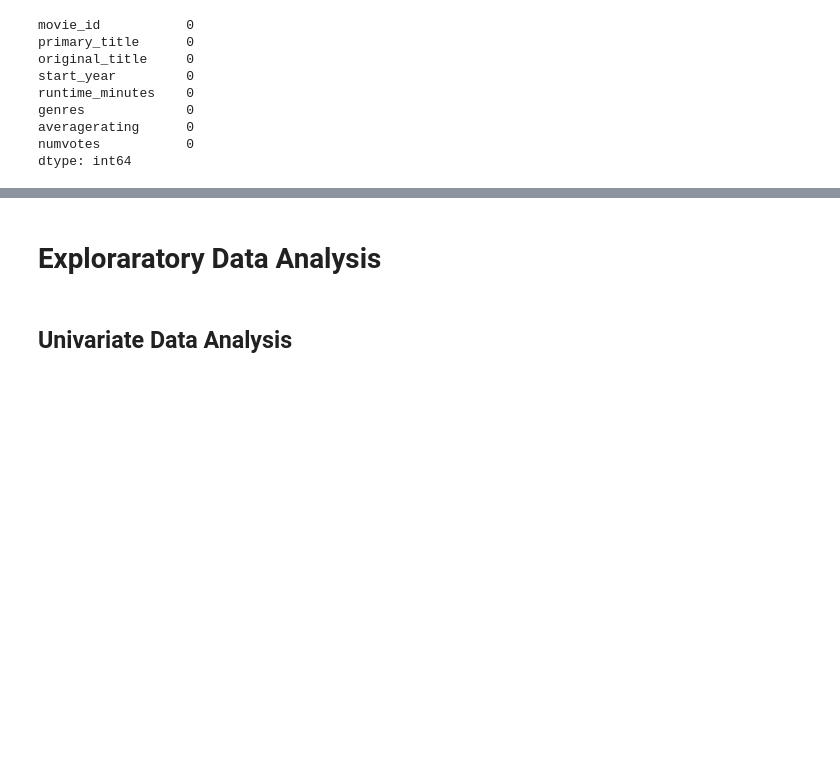
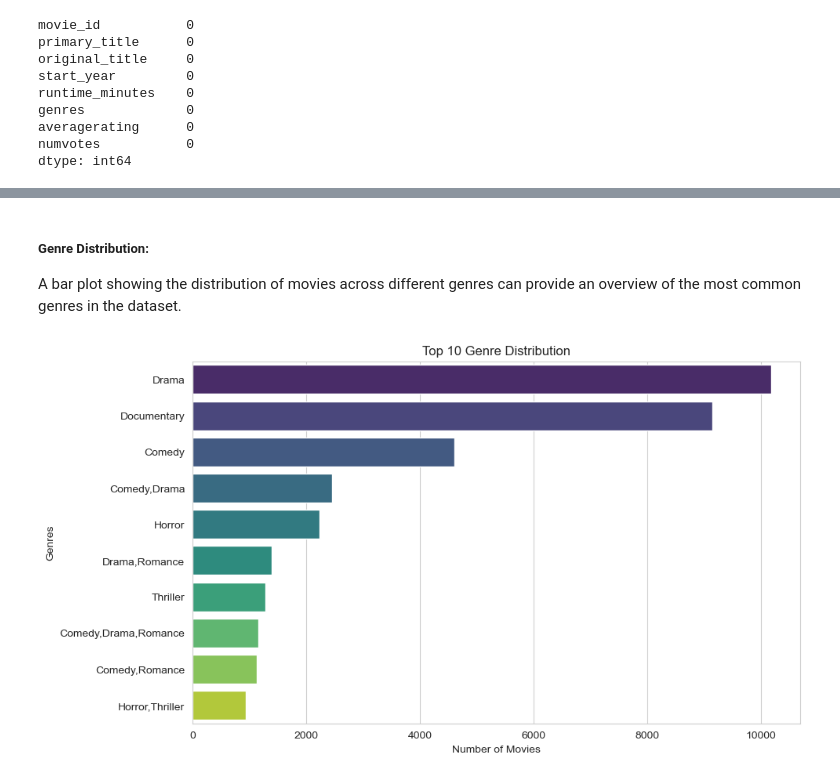
Before and after one commit to geomwangi007/Microsoft-Studio-Project, a Jupyter notebook: student.ipynb, the cells around one changed output, grey strips where cells are left out. Drawn from its saved outputs; the diff is of its cells as text; code cells hidden in the pictures; blank space fills up the shorter version.

```diff
--- a/student.ipynb
+++ b/student.ipynb
@@ -1137,4 +1135,14 @@ plt.show()
-# %% [markdown]
-# Exploraratory Data Analysis
-# %% [markdown]
-## Univariate Data Analysis
+# %% [markdown]
+##### Genre Distribution:
+
+A bar plot showing the distribution of movies across different genres can provide an overview of the most common genres in the dataset.
+# %%
+plt.figure(figsize=(10, 6))
+top_genres = movie_basics_combined['genres'].value_counts().head(10)
+sns.barplot(y=top_genres.index, x=top_genres.values, palette='viridis')
+plt.title('Top 10 Genre Distribution')
+plt.xlabel('Number of Movies')
+plt.ylabel('Genres')
+plt.show()
+# %% [output]
+[figure, added]
```
Also changed, not shown: parts of 15 cells of this notebook.
